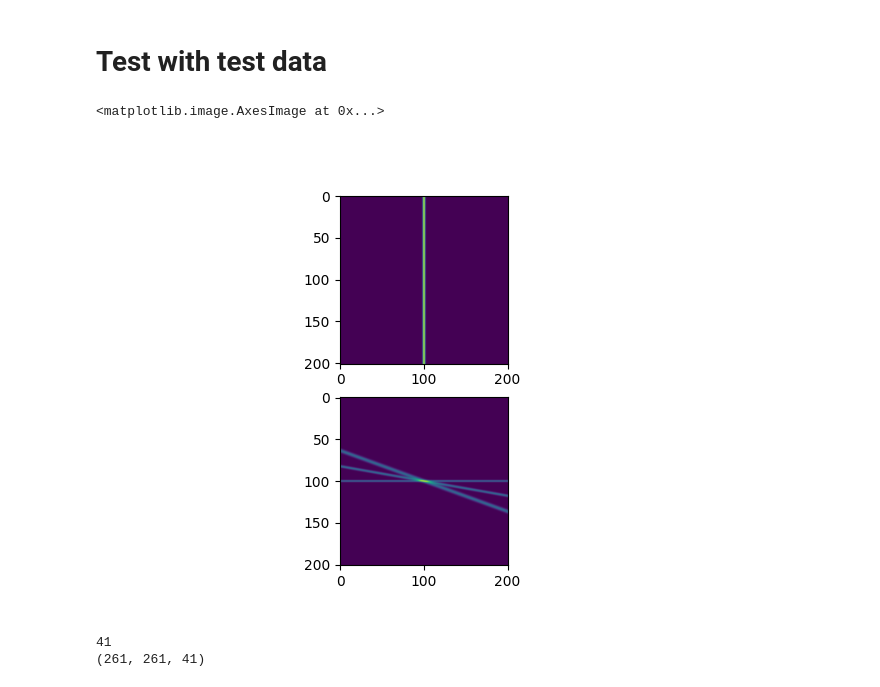
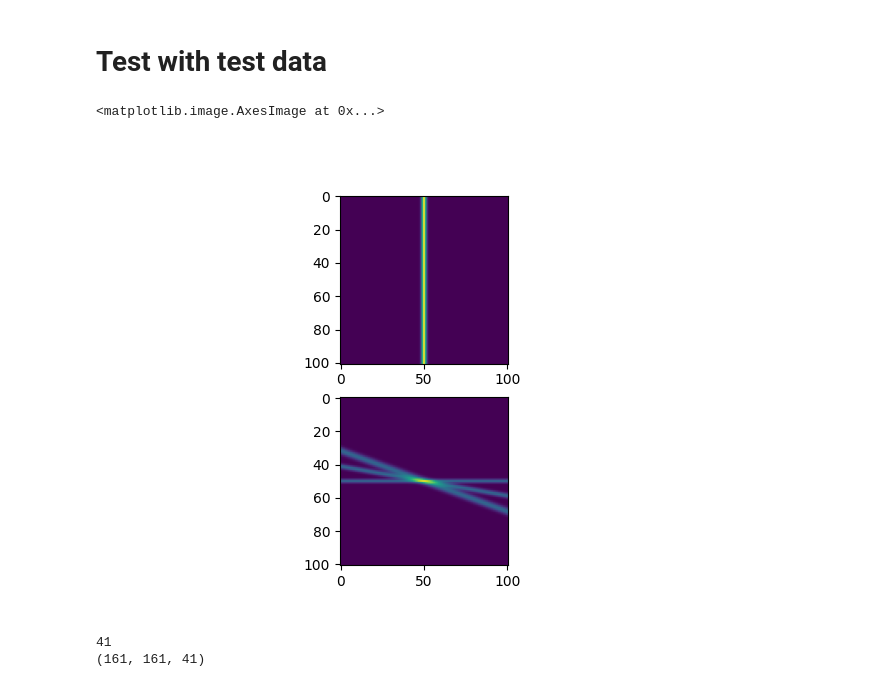
Before and after one commit to Staalduine/flow_analysis_comps, a Jupyter notebook: notebooks/run_AOS.ipynb, the cells around one changed output. Saved outputs shown, nothing was run; the diff lists cells and outputs as text; code cells hidden in the pictures.

```diff
--- a/notebooks/run_AOS.ipynb
+++ b/notebooks/run_AOS.ipynb
@@ -88,36 +84,36 @@ fig.tight_layout()
 # %%
 from flow_analysis_comps.test_data import single_line_img, crossing_line_img
 from flow_analysis_comps.util.image_manips import mirror_pad_with_exponential_fade
 import numpy as np
 import skimage
 
 single_line_angle = 90
 multi_line_angles = np.array([0, 10, 20])
-imsize = 201
+imsize = 101
 
 test_single = single_line_img(single_line_angle, std_dev=1, img_size=(imsize, imsize))
 test_crossing = crossing_line_img(
     multi_line_angles, [0.8, 1, 1.4], img_size=(imsize, imsize)
 )
 
 # test_single = skimage.util.random_noise(test_single, mode="gaussian", var=0.01)
 # test_crossing = skimage.util.random_noise(test_crossing, mode="gaussian", var=0.1)
 
 # test_single = mirror_pad_with_exponential_fade(test_single, pad)
 # test_crossing = mirror_pad_with_exponential_fade(test_crossing, pad)
 
 fig, ax = plt.subplots(2)
 ax[0].imshow(test_single)
 ax[1].imshow(test_crossing)
 # %% [output]
 <matplotlib.image.AxesImage at 0x...>
-[figure, old version]
+[figure, new version]
 # %%
 from flow_analysis_comps.data_structs.AOS_structs import angle_filter_values
 
 
 AOS_params = OSFilterParams(
-    space_frequency_center=0.15,
+    space_frequency_center=0.10,
     # space_frequency_width=0.3,
     orientation_accuracy=20,
     x_spacing=1,
@@ -139,7 +135,7 @@ angles_dict = AOS_manager.get_max_angles()
 nlms_mask = AOS_manager.nlms_simple_case()
 # %% [output]
 41
-(261, 261, 41)
+(161, 161, 41)
 # %%
 from flow_analysis_comps.visualizing.AOSFilterVisualizer import AOSVisualizer
 import numpy as np
```
Also changed, not shown: parts of 4 cells of this notebook, 1 other file.
